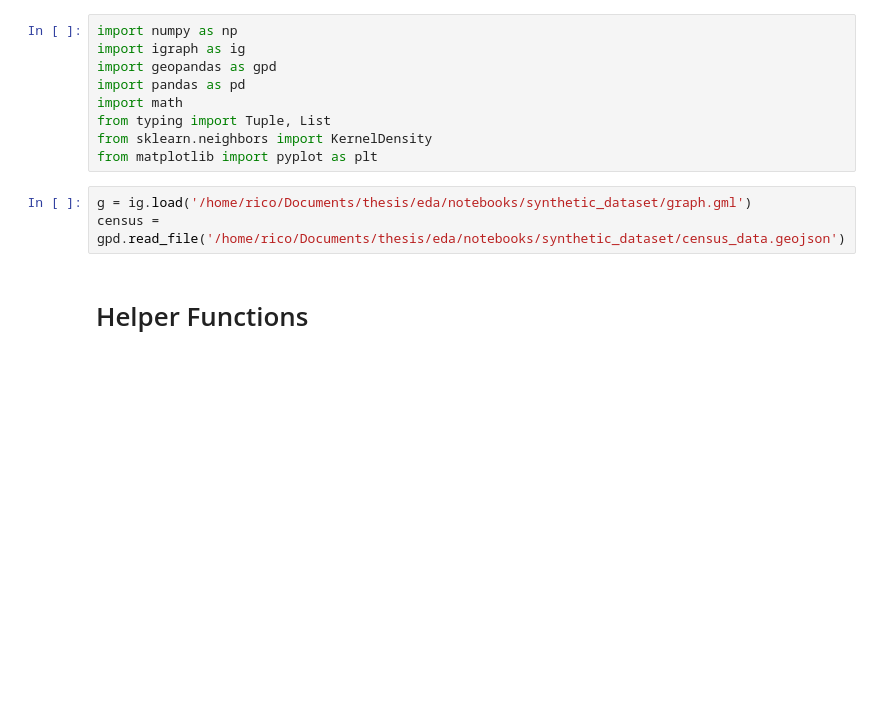
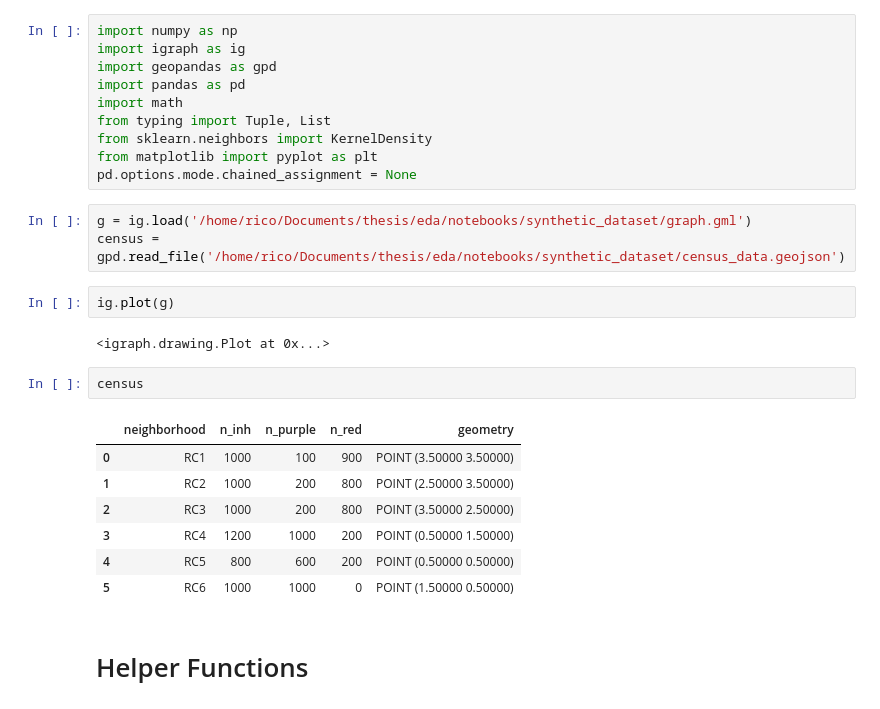
Before and after one commit to EquiCity/thesis, a Jupyter notebook: eda/notebooks/random_baseline.ipynb, the cells around one changed output. Saved outputs shown, nothing was run; the diff lists cells and outputs as text; blank space fills up the shorter version.

```diff
--- a/eda/notebooks/random_baseline.ipynb
+++ b/eda/notebooks/random_baseline.ipynb
@@ -7,9 +7,24 @@ import math
 from typing import Tuple, List
 from sklearn.neighbors import KernelDensity
 from matplotlib import pyplot as plt
+pd.options.mode.chained_assignment = None
 # %%
 g = ig.load('/home/rico/Documents/thesis/eda/notebooks/synthetic_dataset/graph.gml')
 census = gpd.read_file('/home/rico/Documents/thesis/eda/notebooks/synthetic_dataset/census_data.geojson')
+# %%
+ig.plot(g)
+# %% [output]
+<igraph.drawing.Plot at 0x...>
+# %%
+census
+# %% [output]
+|  | neighborhood | n_inh | n_purple | n_red | geometry |
+| 0 | RC1 | 1000 | 100 | 900 | POINT (3.50000 3.50000) |
+| 1 | RC2 | 1000 | 200 | 800 | POINT (2.50000 3.50000) |
+| 2 | RC3 | 1000 | 200 | 800 | POINT (3.50000 2.50000) |
+| 3 | RC4 | 1200 | 1000 | 200 | POINT (0.50000 1.50000) |
+| 4 | RC5 | 800 | 600 | 200 | POINT (0.50000 0.50000) |
+| 5 | RC6 | 1000 | 1000 | 0 | POINT (1.50000 0.50000) |
 # %% [markdown]
 # Helper Functions
 # %%
```
Also changed, not shown: parts of 7 cells of this notebook, 2 other files.
